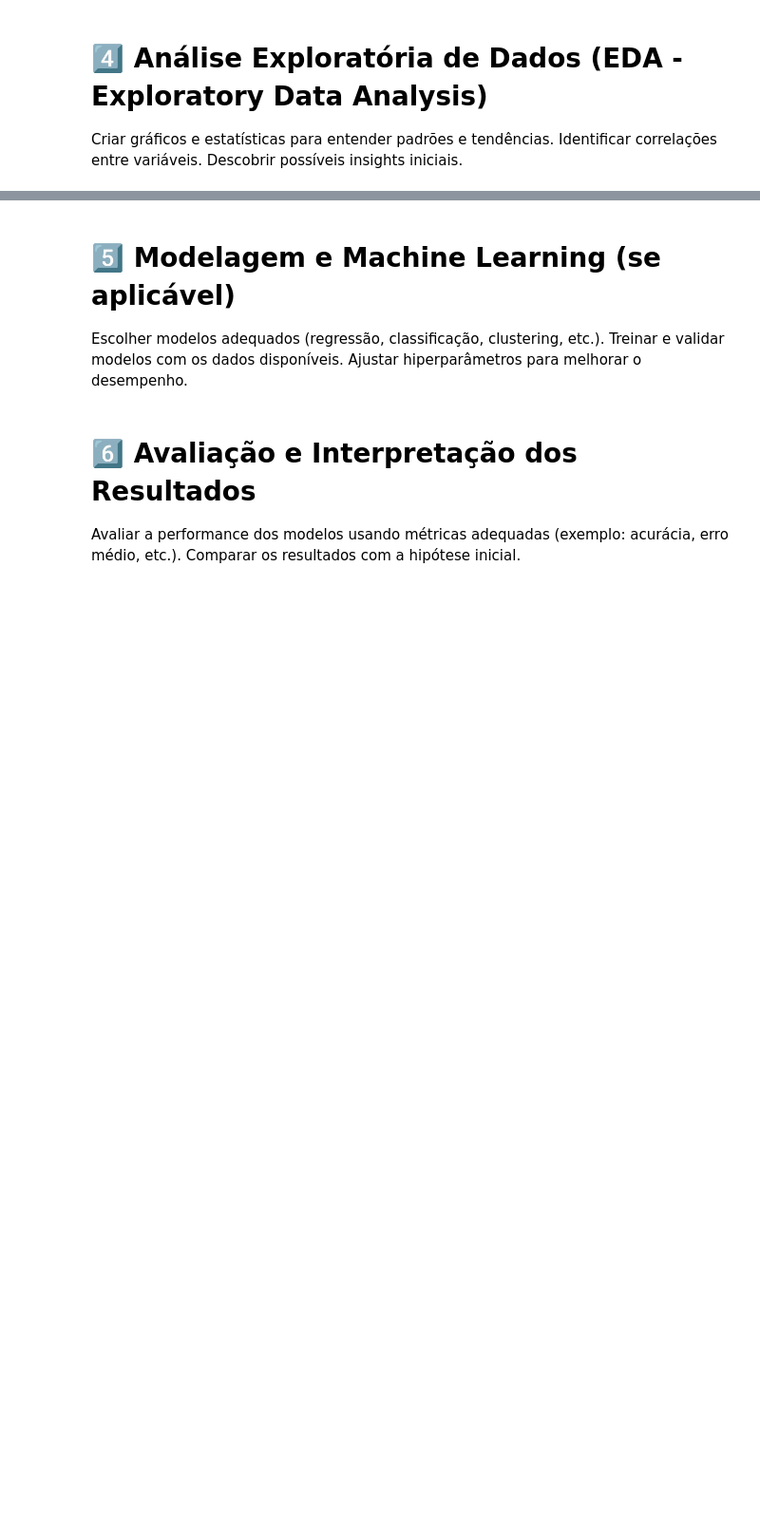
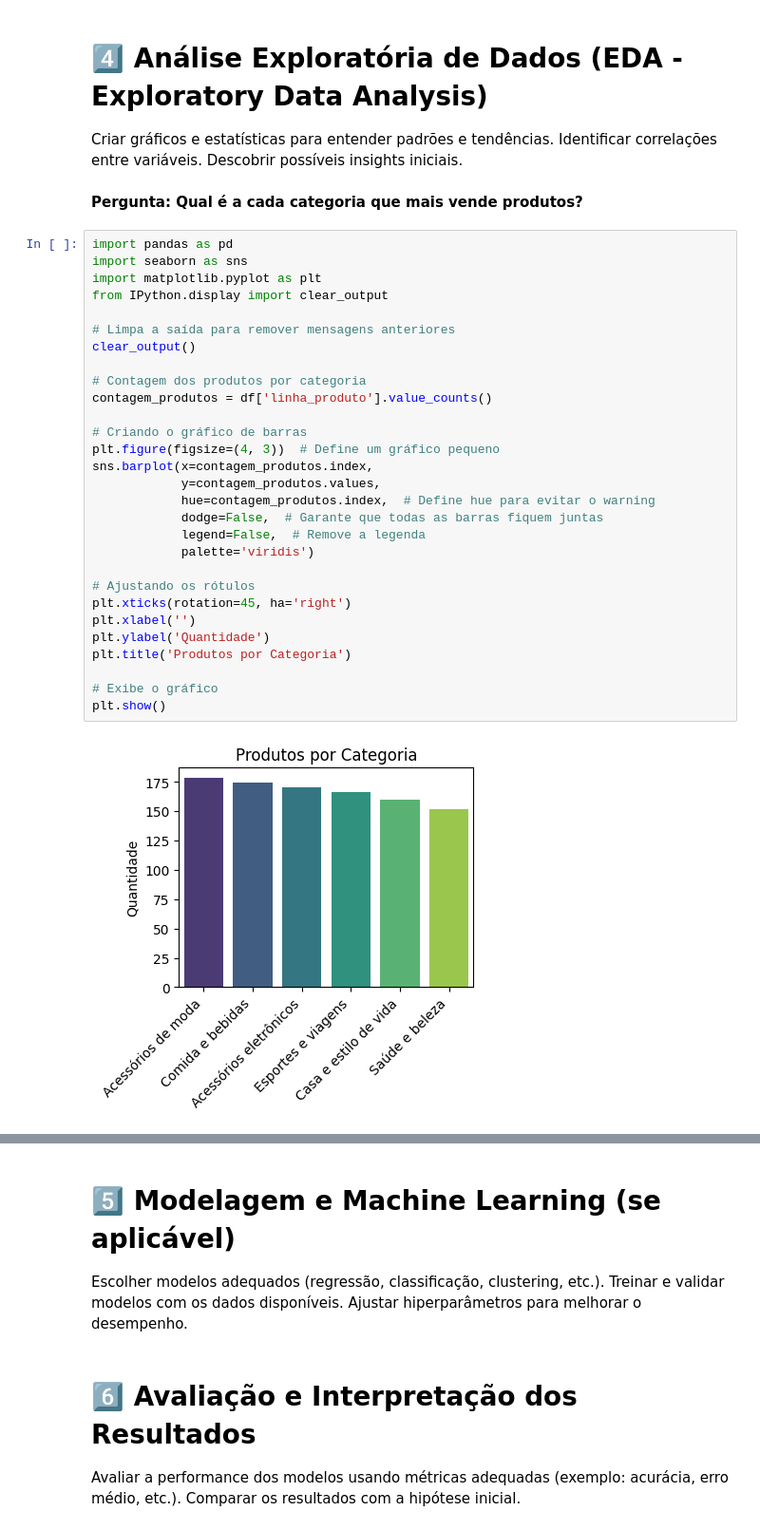
Before and after one commit to EduardaSantosDiniz/Aumento_do_Ticket_Medio_No_Supermercado, a Jupyter notebook: vendas_supermecado.ipynb, the cells around one changed output, grey strips where cells are left out. Shown: that part at 95% size. Drawn from its saved outputs; the diff is of its cells as text; blank space fills up the shorter version.

```diff
--- a/vendas_supermecado.ipynb
+++ b/vendas_supermecado.ipynb
@@ -109,3 +122,36 @@ Criar novas variáveis (feature engineering) se necessário.
 Criar gráficos e estatísticas para entender padrões e tendências.
 Identificar correlações entre variáveis.
 Descobrir possíveis insights iniciais.
+# %% [markdown]
+**Pergunta:  Qual é a cada categoria que mais vende produtos?**
+# %%
+import pandas as pd
+import seaborn as sns
+import matplotlib.pyplot as plt
+from IPython.display import clear_output
+
+# Limpa a saída para remover mensagens anteriores
+clear_output()
+
+# Contagem dos produtos por categoria
+contagem_produtos = df['linha_produto'].value_counts()
+
+# Criando o gráfico de barras
+plt.figure(figsize=(4, 3))  # Define um gráfico pequeno
+sns.barplot(x=contagem_produtos.index,
+            y=contagem_produtos.values,
+            hue=contagem_produtos.index,  # Define hue para evitar o warning
+            dodge=False,  # Garante que todas as barras fiquem juntas
+            legend=False,  # Remove a legenda
+            palette='viridis')
+
+# Ajustando os rótulos
+plt.xticks(rotation=45, ha='right')
+plt.xlabel('')
+plt.ylabel('Quantidade')
+plt.title('Produtos por Categoria')
+
+# Exibe o gráfico
+plt.show()
+# %% [output]
+[figure, added]
```
Also changed, not shown: parts of 5 cells of this notebook.
